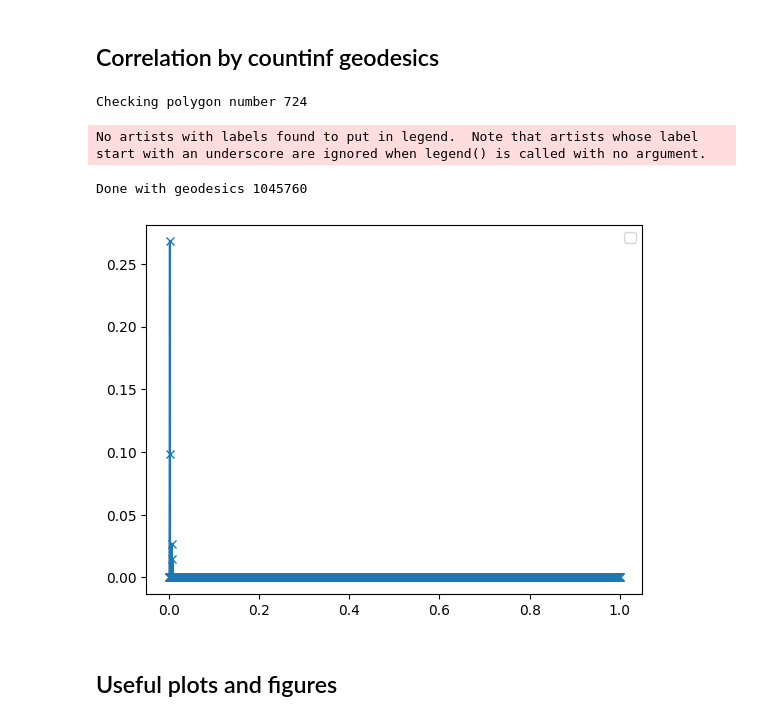
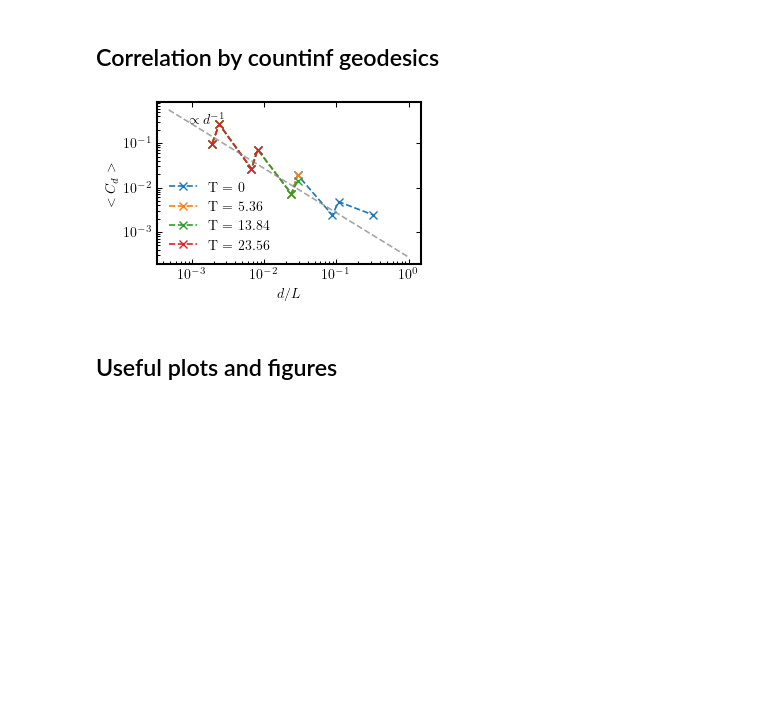
Before and after one commit to Alejo-Costa-Duran/HyperbolicFractonModel, a Jupyter notebook: Simulation.ipynb, the cells around one changed output. Saved outputs shown, nothing was run; the diff lists cells and outputs as text; code cells hidden in the pictures; blank space fills up the shorter version.

```diff
--- a/Simulation.ipynb
+++ b/Simulation.ipynb
@@ -381,0 +475,20 @@ Done with geodesics 1045760
+# %%
+figEntropy, axEntropy = plt.subplots()
+left, bottom, width, height = [0.57, 0.28, 0.25, 0.25]
+axCentralCharge = figEntropy.add_axes([left, bottom, width, height])
+for nLayers in range(6,7):
+    blockSizes = np.arange(2,lattice54Sizes[nLayers]+1,1)/lattice54Sizes[nLayers]
+    save_dir = f"../Data/P{p}Q{q}/{nLayers}Layers"
+    entropies_dir = os.path.join(save_dir, 'EntropiesBH')
+    fname = os.path.join(entropies_dir,"P"+str(p)+"Q"+str(q)+"N"+str(nLayers)+".npy")
+    entropies = np.load(fname)
+    axEntropy.plot(blockSizes,entropies[0,:])
+axEntropy.set_xscale('log')
+axEntropy.set_ylabel(r'$S_{EE}$')
+axEntropy.set_xlabel(r'$l/L$')
+axCentralCharge.errorbar(lattice54Sizes[3:7],centralCharges,yerr = np.array(centralChargesVariance), marker = 'o', markersize = 3)
+axCentralCharge.set_xlabel(r'$L$')
+axCentralCharge.set_ylabel(r'$C$')
+axEntropy.tick_params(right= True,top= True,left= True, bottom= True)
+
+figEntropy.savefig(f'./ZeroTempEntropy.eps',format = 'eps', dpi=800, bbox_inches = 'tight',pad_inches = 0.03)
@@ -448,25 +565,36 @@ def correlationByGeodesics(p,q,nLayers):
 # %%
-
 bHoleRads = sorted(list(set([np.round(g.distanceToOrigin+0.00001,5) for g in model.geodesicList])))
 bHoleRads = [0]+bHoleRads[:20]
 p = 5
 q = 4
 for nLayers in range(6,7):
-    model = md.FractonModel(p,q,nLayers)
     save_dir = f"../Data/P{p}Q{q}/{nLayers}Layers"
     correlation_dir = os.path.join(save_dir, 'CorrelationsByGeodesics')
     fName = f'P{p}Q{q}N{nLayers}.npy'
     correlation = np.load(os.path.join(correlation_dir,fName))
     figCorr,axCorr = plt.subplots()
+    model = md.FractonModel(p,q,nLayers)
     distances = np.arange(1,len(model.border)+1,1)/(len(model.border))
-    axCorr.plot(distances,correlation[18,:],'x-')
+    for m in range(4):
+        nonZeroCorr = correlation[3*m,:]>0
+        if m== 0:
+            T = 0
+        else:
+            T = round(1/betas[3*m-1],2)
+        axCorr.plot(distances[nonZeroCorr],correlation[2*m,nonZeroCorr],'x--', label = f'T = {T}')
     axCorr.legend()
-    figCorr.show()
+axCorr.plot(distances, 0.00027*np.power(distances,-1), '--',color = 'gray',alpha = 0.7)
+axCorr.set_xscale('log')
+axCorr.set_yscale('log')
+axCorr.set_ylabel(r'$<C_d>$')
+axCorr.set_xlabel(r'$d/L$')
+axCorr.text(0.0009,0.28,r'$\propto d^{-1}$')
+axCorr.tick_params(right= True,top= True,left= True, bottom= True)
+
+figCorr.show()
+figEntropy.savefig(f'./Correlations.eps',format = 'eps', dpi=800, bbox_inches = 'tight',pad_inches = 0.03)
 # %% [output]
-Checking polygon number 724
-No artists with labels found to put in legend.  Note that artists whose label start with an underscore are ignored when legend() is called with no argument.
-Done with geodesics 1045760
-[figure, old version]
+[figure, new version]
 # %% [markdown]
 ## Useful plots and figures
 # %%
```
Also changed, not shown: parts of 8 cells of this notebook, 3 other files.
